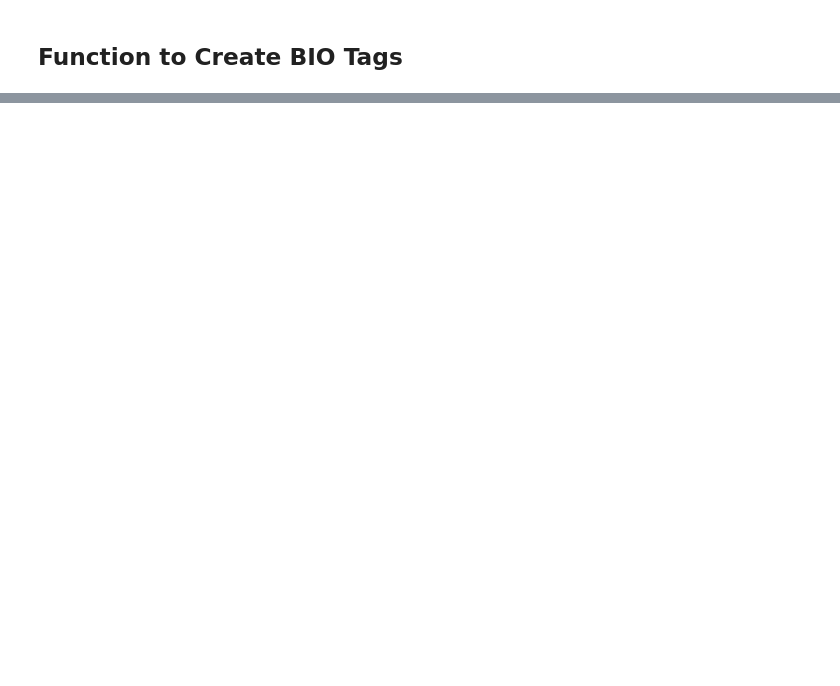
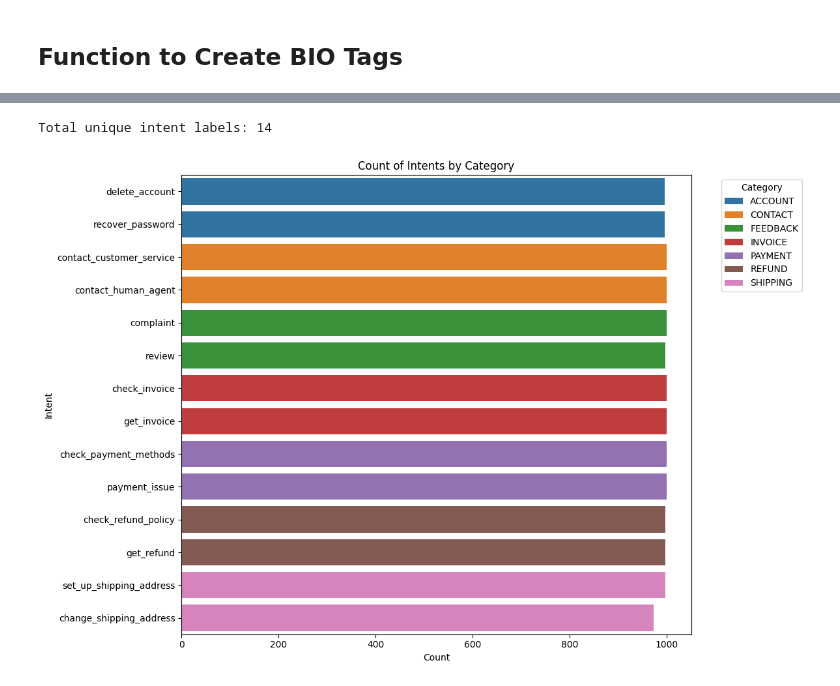
Before and after one commit to reagan13/thesis-2025, a Jupyter notebook: data preprocess/Final_DataPreprocess.ipynb, the cells around one changed output, grey strips where cells are left out. Drawn from its saved outputs; the diff is of its cells as text; code cells hidden in the pictures; blank space fills up the shorter version.

```diff
--- a/data preprocess/Final_DataPreprocess.ipynb
+++ b/data preprocess/Final_DataPreprocess.ipynb
@@ -317,7 +46,7 @@ Successfully installed seqeval-1.2.2
 import pandas as pd
 
 # Load the dataset
-df = pd.read_csv('dataset.csv')
+df = pd.read_csv('../dataset/dataset.csv')
 
 # Inspect the dataset
 print(df.head())
@@ -700,0 +542,17 @@ Dataset successfully split into three parts.
+# %%
+# List of intents to drop
+intents_to_drop = [
+    'registration_problems',
+    'check_cancellation_fee',
+    'delivery_period',
+    'place_order',
+    'newsletter_subscription'
+]
+
+# Drop rows where 'intent' is in the list of intents to drop
+df = df[~df['intent'].isin(intents_to_drop)]
+
+
+
+# Display the updated DataFrame
+print(df)
@@ -700,0 +577,8 @@ Dataset successfully split into three parts.
+# %%
+# Get the total number of unique intent labels
+unique_intent_count = df['intent'].nunique()
+
+# Display the result
+print(f'Total unique intent labels: {unique_intent_count}')
+# %% [output]
+Total unique intent labels: 14
@@ -700,0 +587,27 @@ Dataset successfully split into three parts.
+# %%
+import pandas as pd
+import matplotlib.pyplot as plt
+import seaborn as sns
+
+# Assuming df is your DataFrame
+# Group by 'intent' and 'category' and count the occurrences
+intent_category_counts = df.groupby(['intent', 'category']).size().reset_index(name='count')
+
+# Sort by 'category' and then by 'count' in descending order
+intent_category_counts = intent_category_counts.sort_values(by=['category', 'count'], ascending=[True, False])
+
+# Plotting
+plt.figure(figsize=(12, 8))
+sns.barplot(x='count', y='intent', hue='category', data=intent_category_counts, dodge=False)
+
+# Adding labels and title
+plt.xlabel('Count')
+plt.ylabel('Intent')
+plt.title('Count of Intents by Category')
+plt.legend(title='Category', bbox_to_anchor=(1.05, 1), loc='upper left')
+
+# Display the plot
+plt.tight_layout()
+plt.show()
+# %% [output]
+[figure, added]
```
Also changed, not shown: parts of 45 cells of this notebook, 1 other file.
